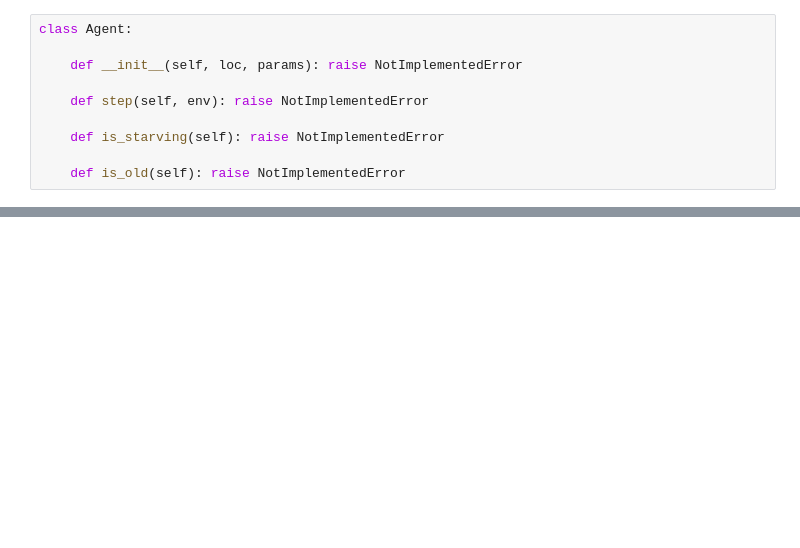
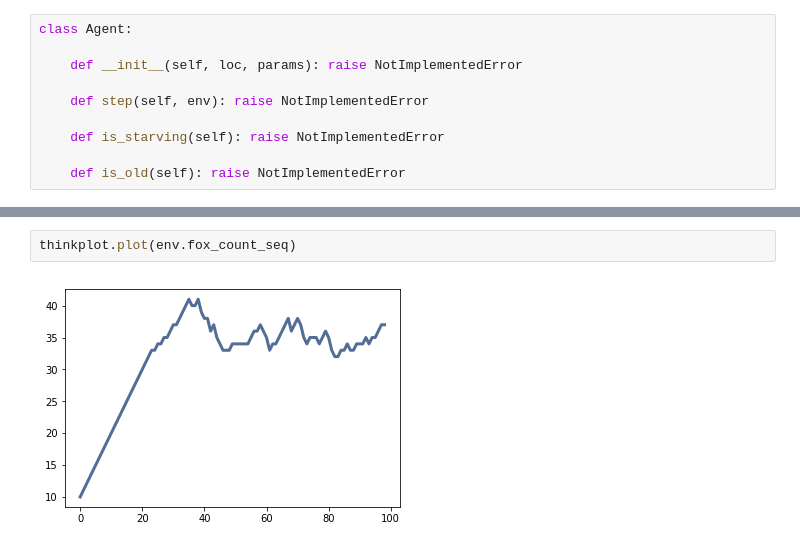
Before and after one commit to IanJaroszek/ComplexProject, a Jupyter notebook: Final_Project.ipynb, the cells around one changed output, grey strips where cells are left out. Drawn from its saved outputs; the diff is of its cells as text; blank space fills up the shorter version.

```diff
--- a/Final_Project.ipynb
+++ b/Final_Project.ipynb
@@ -385,0 +383,4 @@ anim
+# %%
+thinkplot.plot(env.fox_count_seq)
+# %% [output]
+[figure, added]
```
Also changed, not shown: parts of 13 cells of this notebook.
